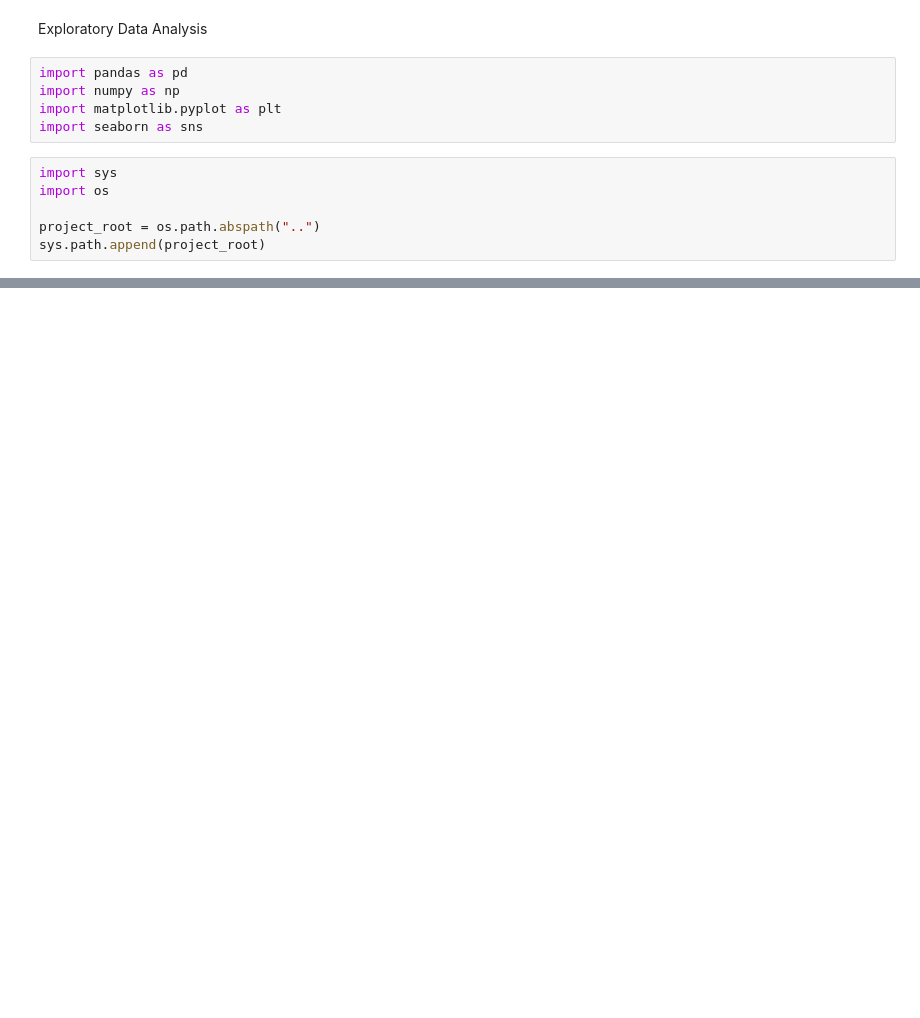
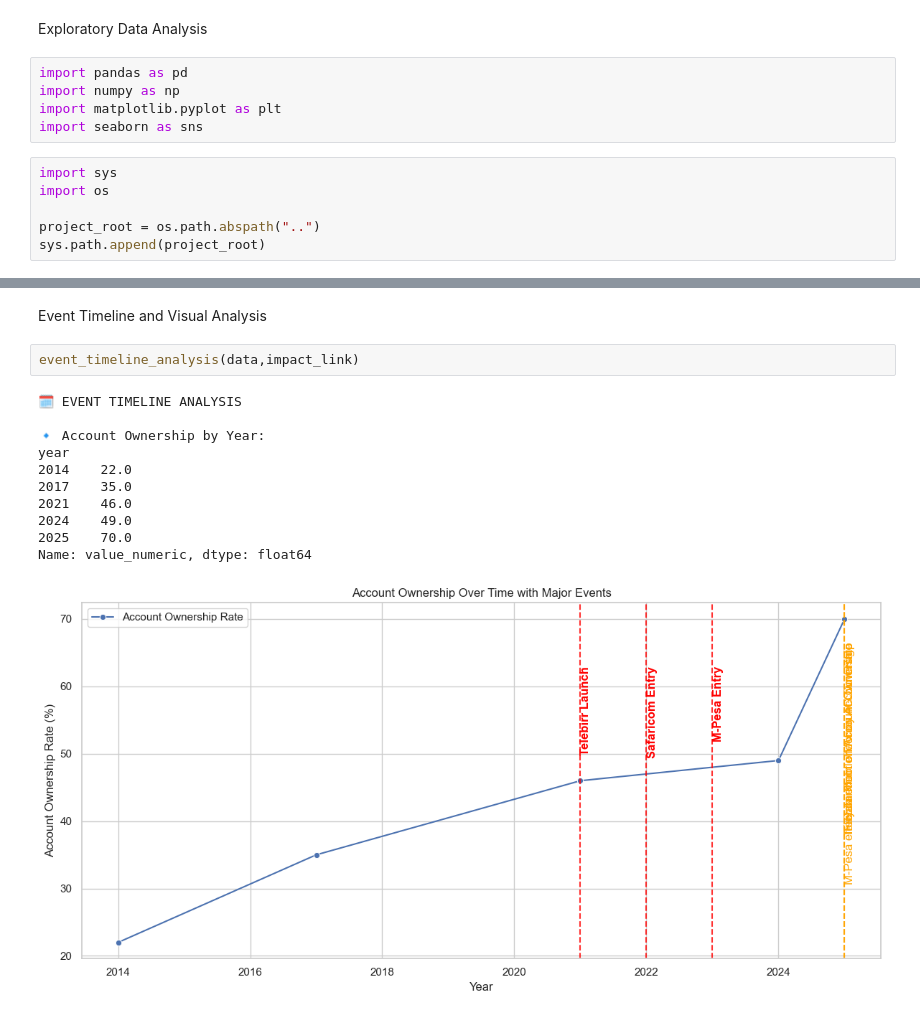
Before and after one commit to amubarke/Forecasting-Financial-Inclusion-in-Ethiopia-week-10, a Jupyter notebook: notebooks/EDA.ipynb, the cells around one changed output, grey strips where cells are left out. Saved outputs shown, nothing was run; the diff lists cells and outputs as text; blank space fills up the shorter version.

```diff
--- a/notebooks/EDA.ipynb
+++ b/notebooks/EDA.ipynb
@@ -68,0 +132,16 @@ NameError: name 'filter_by_pillar' is not defined
+# %% [markdown]
+Event Timeline and Visual Analysis
+# %%
+event_timeline_analysis(data,impact_link)
+# %% [output]
+🗓️ EVENT TIMELINE ANALYSIS
+
+🔹 Account Ownership by Year:
+year
+2014    22.0
+2017    35.0
+2021    46.0
+2024    49.0
+2025    70.0
+Name: value_numeric, dtype: float64
+[figure, added]
```
Also changed, not shown: parts of 23 cells of this notebook, 1 other file.
